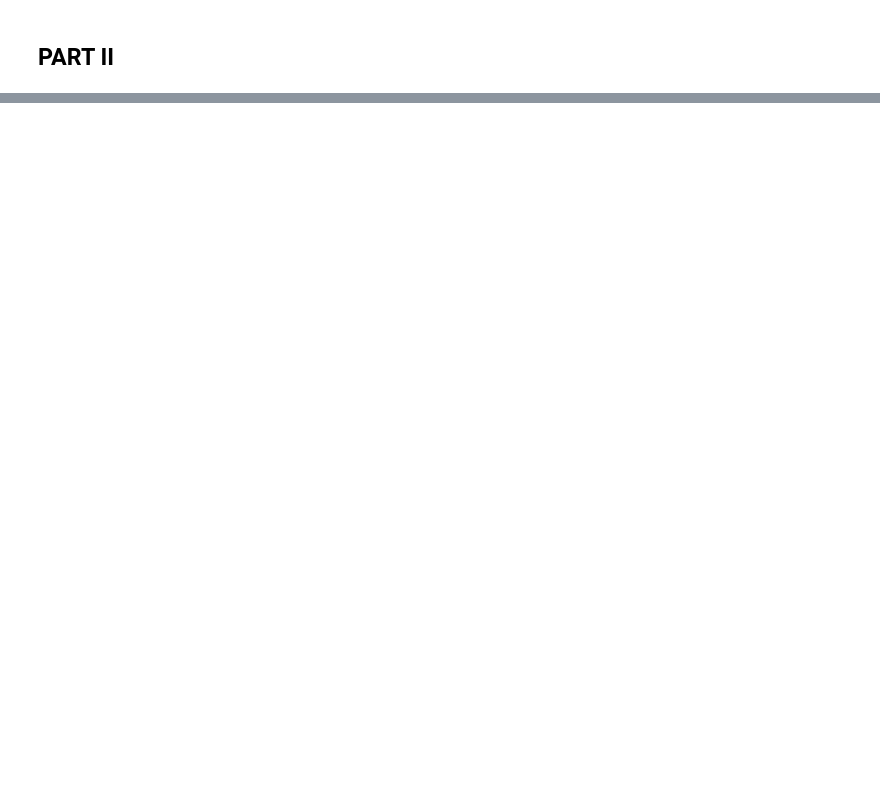
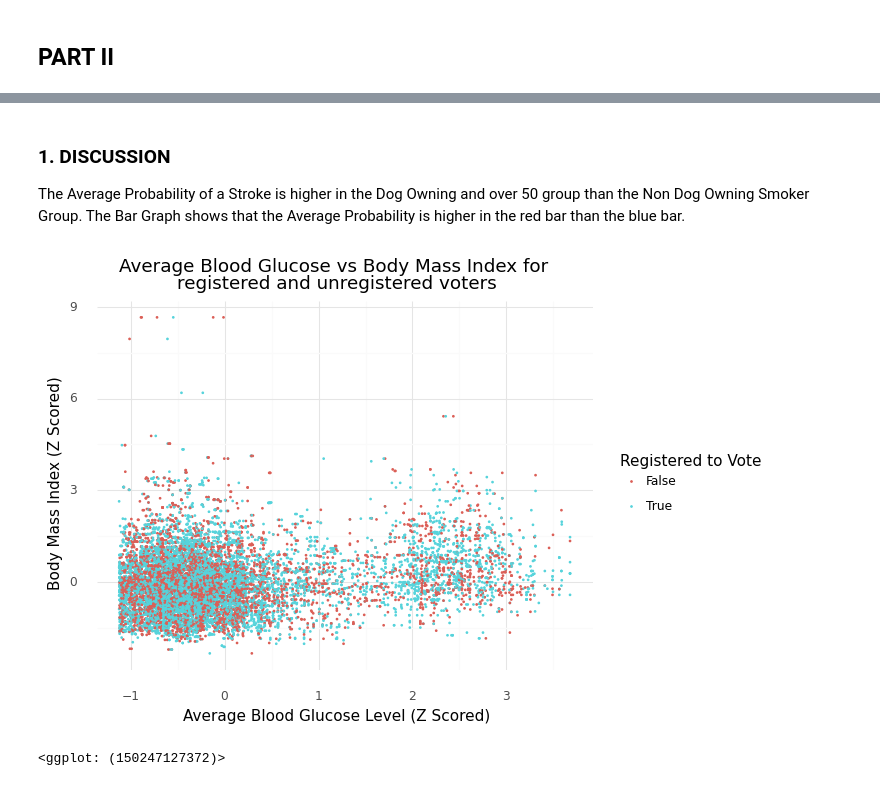
Before and after one commit to 01bbae/CPSC392-Project1, a Jupyter notebook: Project1_FA21.ipynb, the cells around one changed output, grey strips where cells are left out. Cells and saved outputs as stored; diff of their text form; code cells hidden in the pictures; blank space fills up the shorter version.

```diff
--- a/Project1_FA21.ipynb
+++ b/Project1_FA21.ipynb
@@ -171,0 +157,18 @@ https://stackoverflow.com/questions/53720684/use-kfold-split-to-fit-model-return
+# %% [markdown]
+<h3>1. DISCUSSION</h3>
+
+<p>The Average Probability of a Stroke is higher in the Dog Owning and over 50 group than the Non Dog Owning Smoker Group. The Bar Graph shows that the Average Probability is higher in the red bar than the blue bar.</p>
+# %%
+# PART II, 2
+data2['reg_to_voteTF'] = data['reg_to_vote']==1
+
+(ggplot(data2,aes(x='avg_glucose_level', y='bmi',color='factor(reg_to_voteTF)'))
++geom_point(size=0.1)
++theme_minimal()
++xlab('Average Blood Glucose Level (Z Scored)')
++ylab('Body Mass Index (Z Scored)')
++ggtitle('Average Blood Glucose vs Body Mass Index for \nregistered and unregistered voters')
++labs(color='Registered to Vote'))
+# %% [output]
+[figure, added]
+<ggplot: (150247127372)>
```
Also changed, not shown: parts of 29 cells of this notebook, 2 other files.
